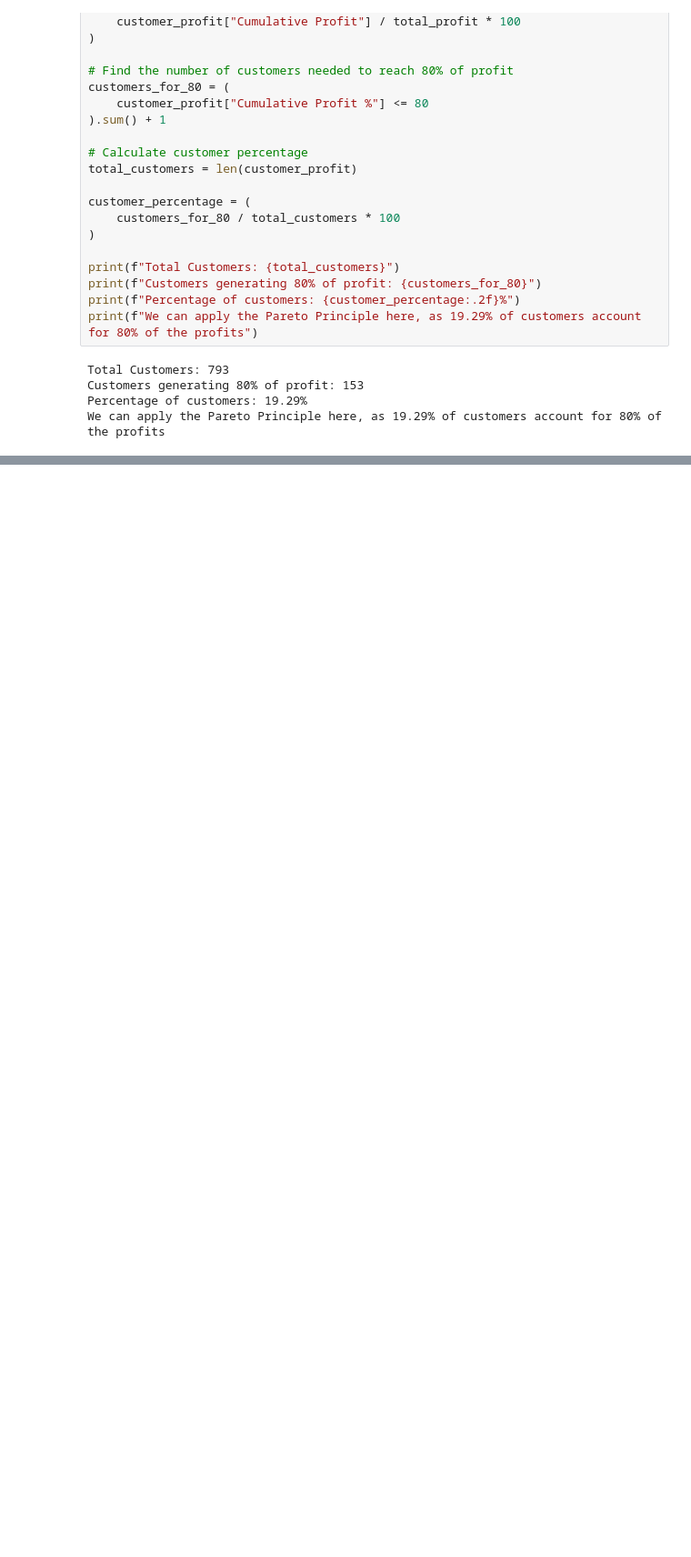
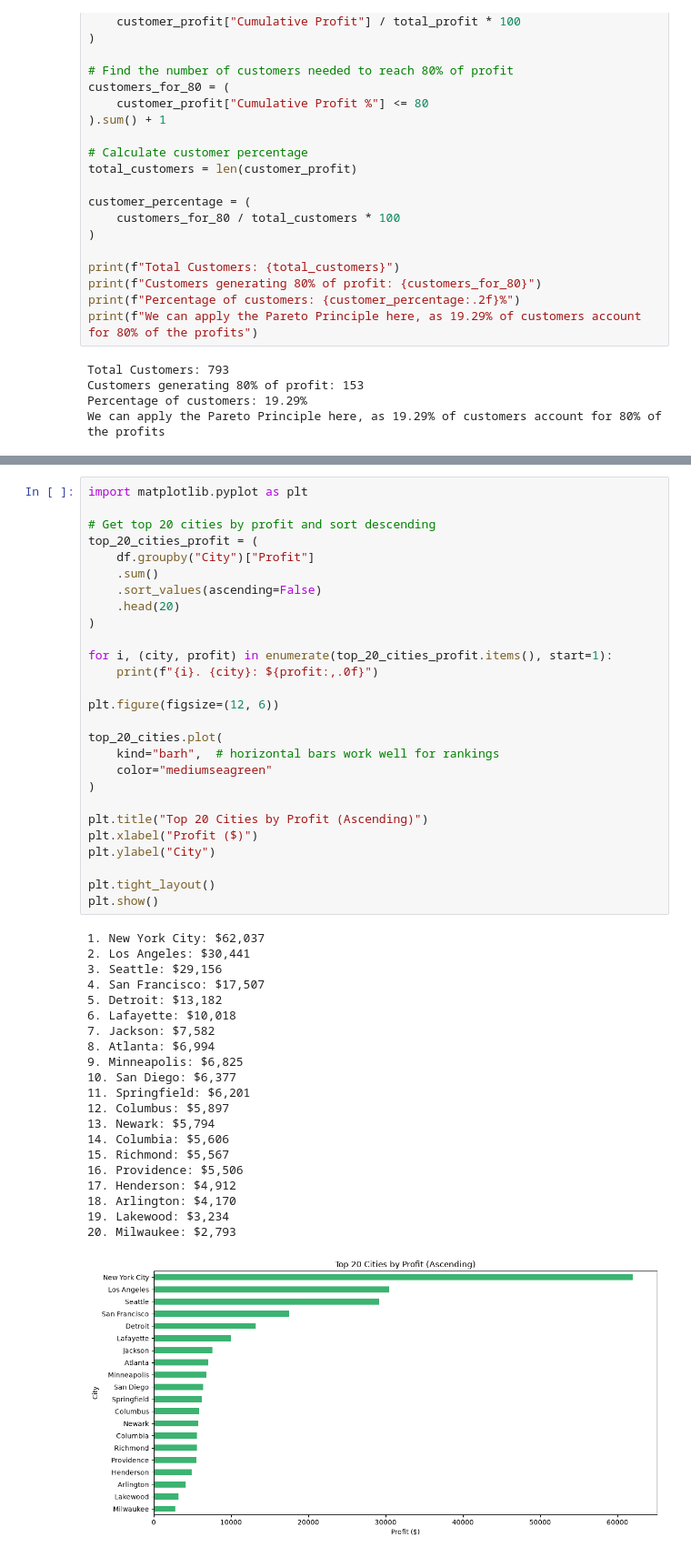
Before and after one commit to esti-sidley342/DI-Bootcamp-Stage1, a Jupyter notebook: Week4/Day1/MiniProject/MiniProject.ipynb, the cells around one changed output, grey strips where cells are left out. Shown at 91% size. Drawn from its saved outputs; the diff is of its cells as text; blank space fills up the shorter version.

```diff
--- a/Week4/Day1/MiniProject/MiniProject.ipynb
+++ b/Week4/Day1/MiniProject/MiniProject.ipynb
@@ -290,0 +339,49 @@ We can apply the Pareto Principle here, as 19.29% of customers account for 80% o
+# %%
+import matplotlib.pyplot as plt
+
+# Get top 20 cities by profit and sort descending
+top_20_cities_profit = (
+    df.groupby("City")["Profit"]
+    .sum()
+    .sort_values(ascending=False)
+    .head(20)
+)
+
+for i, (city, profit) in enumerate(top_20_cities_profit.items(), start=1):
+    print(f"{i}. {city}: ${profit:,.0f}")
+
+plt.figure(figsize=(12, 6))
+
+top_20_cities.plot(
+    kind="barh",  # horizontal bars work well for rankings
+    color="mediumseagreen"
+)
+
+plt.title("Top 20 Cities by Profit (Ascending)")
+plt.xlabel("Profit ($)")
+plt.ylabel("City")
+
+plt.tight_layout()
+plt.show()
+# %% [output]
+1. New York City: $62,037
+2. Los Angeles: $30,441
+3. Seattle: $29,156
+4. San Francisco: $17,507
+5. Detroit: $13,182
+6. Lafayette: $10,018
+7. Jackson: $7,582
+8. Atlanta: $6,994
+9. Minneapolis: $6,825
+10. San Diego: $6,377
+11. Springfield: $6,201
+12. Columbus: $5,897
+13. Newark: $5,794
+14. Columbia: $5,606
+15. Richmond: $5,567
+16. Providence: $5,506
+17. Henderson: $4,912
+18. Arlington: $4,170
+19. Lakewood: $3,234
+20. Milwaukee: $2,793
+[figure, added]
```
Also changed, not shown: parts of 1 cell of this notebook.
